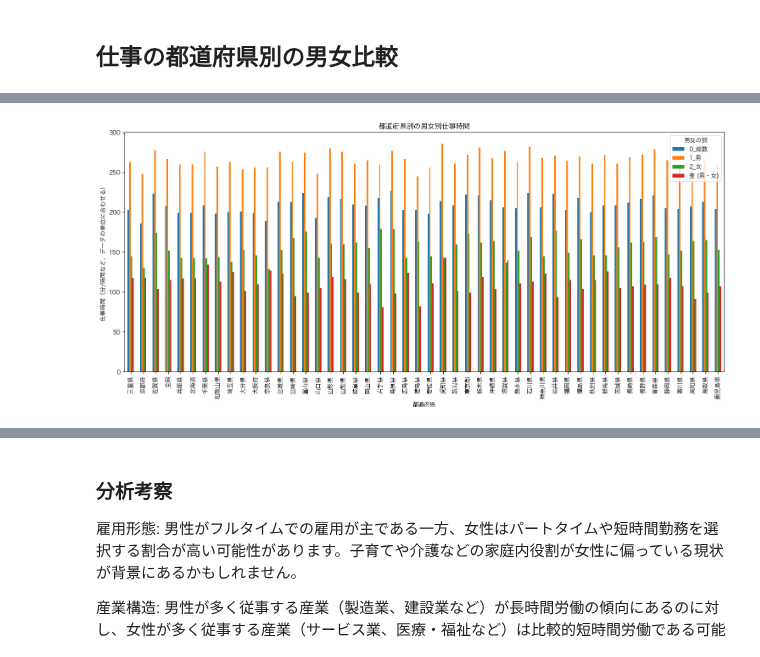
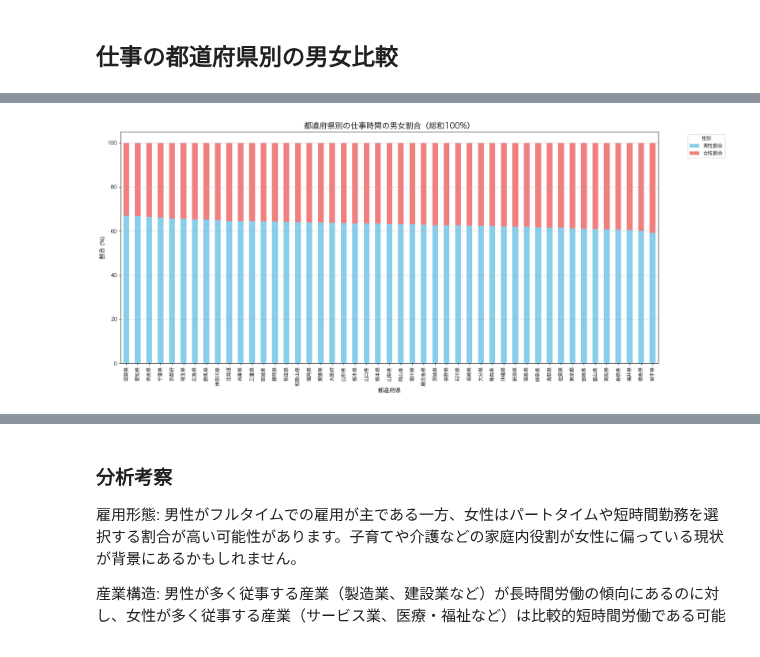
Before and after one commit to 3241Kanaha/statistics-2025, a Jupyter notebook: gende_prefecture.ipynb, the cells around one changed output, grey strips where cells are left out. Cells and saved outputs as stored; diff of their text form; code cells hidden in the pictures.

```diff
--- a/gende_prefecture.ipynb
+++ b/gende_prefecture.ipynb
@@ -59,34 +58,62 @@ df_selected['仕事'] = pd.to_numeric(df_selected['仕事'], errors='coerce')
 # %%
-plt.rcParams['font.family'] = 'Hiragino Sans GB' # Macの場合の例
-plt.rcParams['axes.unicode_minus'] = False # マイナス記号を正しく表示するため
-
+# --- 仕事時間データの準備 ---
 df_selected = df[['男女の別', '都道府県', '仕事']].copy()
-
 df_selected['仕事'] = pd.to_numeric(df_selected['仕事'], errors='coerce')
 
 # ピボットテーブルを作成して、都道府県別に男女の仕事の時間を比較
-pivot_df = df_selected.pivot_table(index='都道府県', columns='男女の別', values='仕事', aggfunc='mean')
+pivot_df_work_time = df_selected.pivot_table(index='都道府県', columns='男女の別', values='仕事', aggfunc='mean')
 
-# 結果を表示
-print("\n都道府県別の男女別仕事時間（平均）:")
-# 単純に都道府県別に男女の仕事の時間を比較したやつ
-# print(pivot_df)
+# 「全国」の行は全体集計値のため、個別の都道府県の割合計算からは除外する
+if '全国' in pivot_df_work_time.index:
+    pivot_df_work_time_prefectures = pivot_df_work_time.drop('全国').copy()
+else:
+    pivot_df_work_time_prefectures = pivot_df_work_time.copy()
 
-# 必要であれば、さらに詳細な分析や可視化を行うことができます。
-# 例: 男性の仕事時間が女性より長い都道府県を特定
-if '1_男' in pivot_df.columns and '2_女' in pivot_df.columns:
-    pivot_df['差 (男 - 女)'] = pivot_df['1_男'] - pivot_df['2_女']
-    print("\n仕事時間の差 (男 - 女):")
-    # ここで差を計算して、男性の仕事時間が女性より長い都道府県を特定
-    print(pivot_df.sort_values(by='差 (男 - 女)', ascending=False))
+# NaN値がある行は除外（男性または女性の仕事時間がない都道府県）
+pivot_df_work_time_prefectures.dropna(subset=['1_男', '2_女'], inplace=True)
+
+# 各都道府県における「男性の仕事時間」と「女性の仕事時間」の合計を計算
+# この「男女合計仕事時間」を各都道府県の男女別仕事時間の「総和100%」とする
+pivot_df_work_time_prefectures['男女合計仕事時間'] = pivot_df_work_time_prefectures['1_男'] + pivot_df_work_time_prefectures['2_女']
+
+# 男女それぞれの割合を計算（分母は男女合計仕事時間）
+pivot_df_work_time_prefectures['男性割合'] = (pivot_df_work_time_prefectures['1_男'] / pivot_df_work_time_prefectures['男女合計仕事時間']) * 100
+pivot_df_work_time_prefectures['女性割合'] = (pivot_df_work_time_prefectures['2_女'] / pivot_df_work_time_prefectures['男女合計仕事時間']) * 100
+
+# 割合のデータフレームを作成 (プロット用)
+# このデータフレームを直接積み上げ棒グラフに使うため、列名を調整
+df_percentages_for_plot = pivot_df_work_time_prefectures[['男性割合', '女性割合']].copy()
+
+# グラフのX軸の順序を決定（例: 男性割合が高い順にソート）
+df_percentages_for_plot = df_percentages_for_plot.sort_values(by='男性割合', ascending=False)
+
+print("--- 都道府県別の仕事時間の男女割合（総和100%、上位5件）---")
+print(df_percentages_for_plot.head())
 
 
-pivot_df.plot(kind='bar', figsize=(15, 7))
-plt.title('都道府県別の男女別仕事時間')
-plt.xlabel('都道府県')
-plt.ylabel('仕事時間（分/時間など、データの単位に合わせる）')
-plt.xticks(rotation=90)
-plt.legend(title='男女の別')
-plt.tight_layout()
+# --- 割合で可視化（積み上げ棒グラフ） ---
+# DataFrame.plot()メソッドを使用してstacked=Trueにする
+ax = df_percentages_for_plot.plot(
+    kind='bar',
+    stacked=True,
+    figsize=(18, 8), # グラフサイズを調整
+    color={'男性割合': 'skyblue', '女性割合': 'lightcoral'} # 色の調整
+)
+
+plt.title('都道府県別の仕事時間の男女割合（総和100%）', fontsize=16)
+plt.xlabel('都道府県', fontsize=12)
+plt.ylabel('割合 (%)', fontsize=12)
+plt.xticks(rotation=90, ha='center', fontsize=10) # X軸ラベルを縦に
+plt.yticks(fontsize=10)
+plt.legend(title='性別', bbox_to_anchor=(1.05, 1), loc='upper left') # 凡例の位置調整
+plt.grid(axis='y', linestyle='--', alpha=0.7) # グリッド線を追加
+plt.tight_layout() # レイアウトの自動調整
 plt.show()
+
+print("\n--- 可視化に関する考察 ---")
+print("上記の積み上げ棒グラフは、各都道府県の仕事時間における男性と女性の割合を示しています。")
+print("このグラフでは、男性と女性の平均仕事時間の合計を100%として、それぞれの性別が占める割合を可視化しています。")
+print("各都道府県の棒の高さが全て100%に揃っており、その中で水色（男性）と薄い赤色（女性）の割合を比較できます。")
+print("このグラフから、多くの都道府県で男性の仕事時間の割合が女性のそれを大きく上回っており、男性が有償労働の大部分を担っている現状がより鮮明に示されています。")
+print("個別の都道府県を見ていくことで、地域ごとの男女割合の差異を発見し、その背景にある社会経済的要因（産業構造、共働き率、子育て支援の状況など）についてさらに考察を深めることができます。")
 # %% [output]
@@ -110 +128 @@ plt.show()
-[figure, old version]
+[figure, new version]
```
Also changed, not shown: parts of 4 cells of this notebook.
